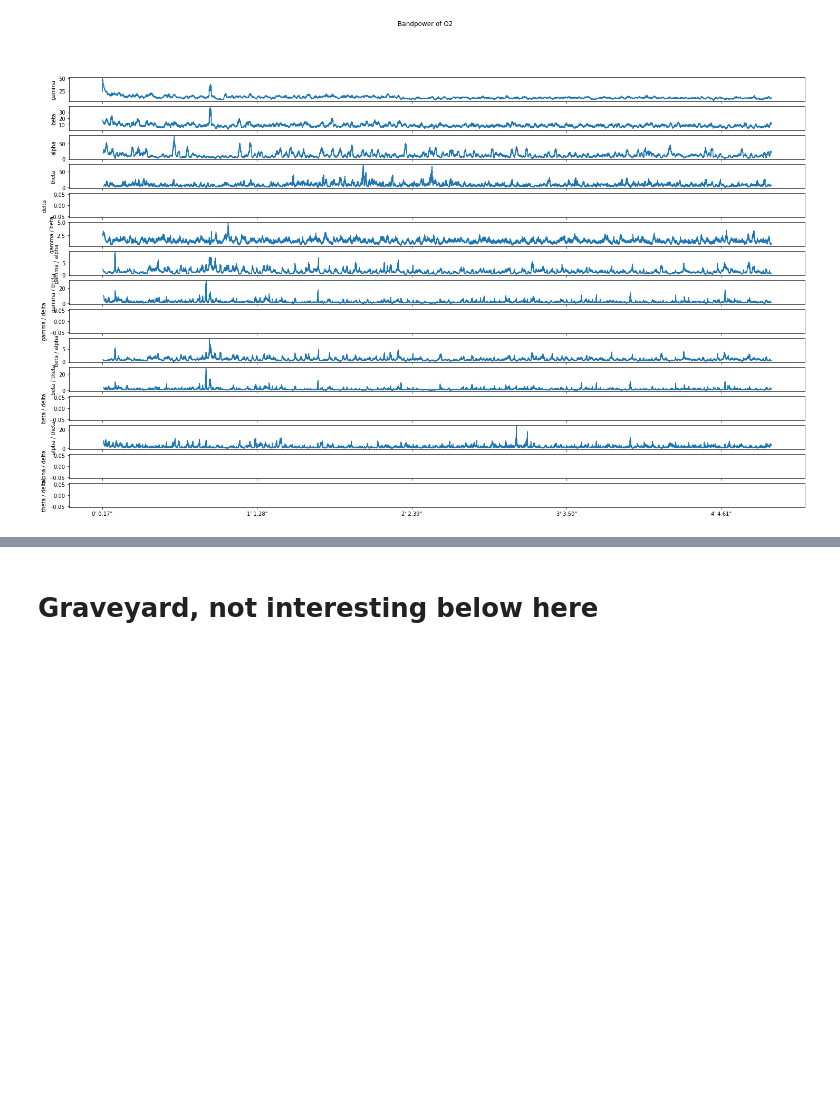
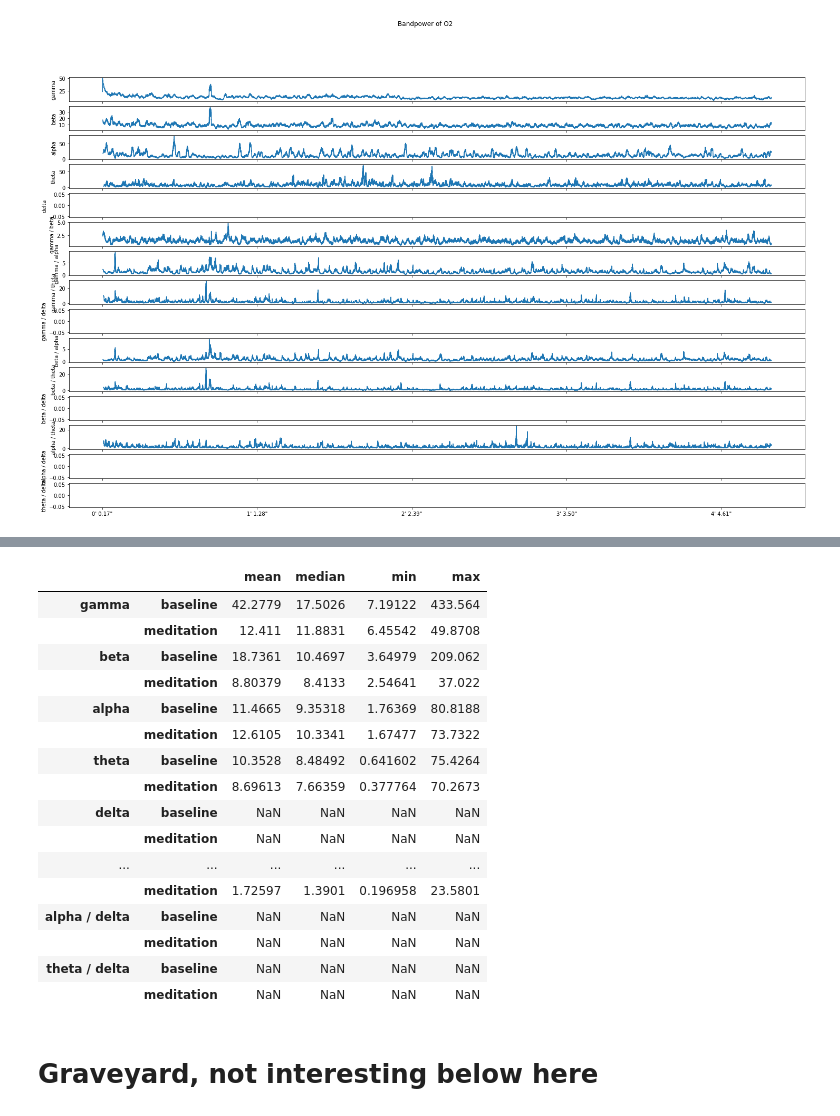
Before and after one commit to samuelsmal/eeg-meditation, a Jupyter notebook: analysis-sam/not-invented-here.ipynb, the cells around one changed output, grey strips where cells are left out. Drawn from its saved outputs; the diff is of its cells as text; code cells hidden in the pictures; blank space fills up the shorter version.

```diff
--- a/analysis-sam/not-invented-here.ipynb
+++ b/analysis-sam/not-invented-here.ipynb
@@ -327,3 +324,24 @@ aggregated_power
+# %%
+aggregated_power_sam = aggregate_bandpower(baseline=baseline_bandpower, signal=meditation_bandpower)
+aggregated_power_sam
+# %% [output]
+|  |  | mean | median | min | max |
+| gamma | baseline | 42.2779 | 17.5026 | 7.19122 | 433.564 |
+|  | meditation | 12.411 | 11.8831 | 6.45542 | 49.8708 |
+| beta | baseline | 18.7361 | 10.4697 | 3.64979 | 209.062 |
+|  | meditation | 8.80379 | 8.4133 | 2.54641 | 37.022 |
+| alpha | baseline | 11.4665 | 9.35318 | 1.76369 | 80.8188 |
+|  | meditation | 12.6105 | 10.3341 | 1.67477 | 73.7322 |
+| theta | baseline | 10.3528 | 8.48492 | 0.641602 | 75.4264 |
+|  | meditation | 8.69613 | 7.66359 | 0.377764 | 70.2673 |
+| delta | baseline | NaN | NaN | NaN | NaN |
+|  | meditation | NaN | NaN | NaN | NaN |
+| ... | ... | ... | ... | ... | ... |
+|  | meditation | 1.72597 | 1.3901 | 0.196958 | 23.5801 |
+| alpha / delta | baseline | NaN | NaN | NaN | NaN |
+|  | meditation | NaN | NaN | NaN | NaN |
+| theta / delta | baseline | NaN | NaN | NaN | NaN |
+|  | meditation | NaN | NaN | NaN | NaN |
 # %% [markdown]
 # Graveyard, not interesting below here
 # %%
```
Also changed, not shown: parts of 11 cells of this notebook, 2 other files.
